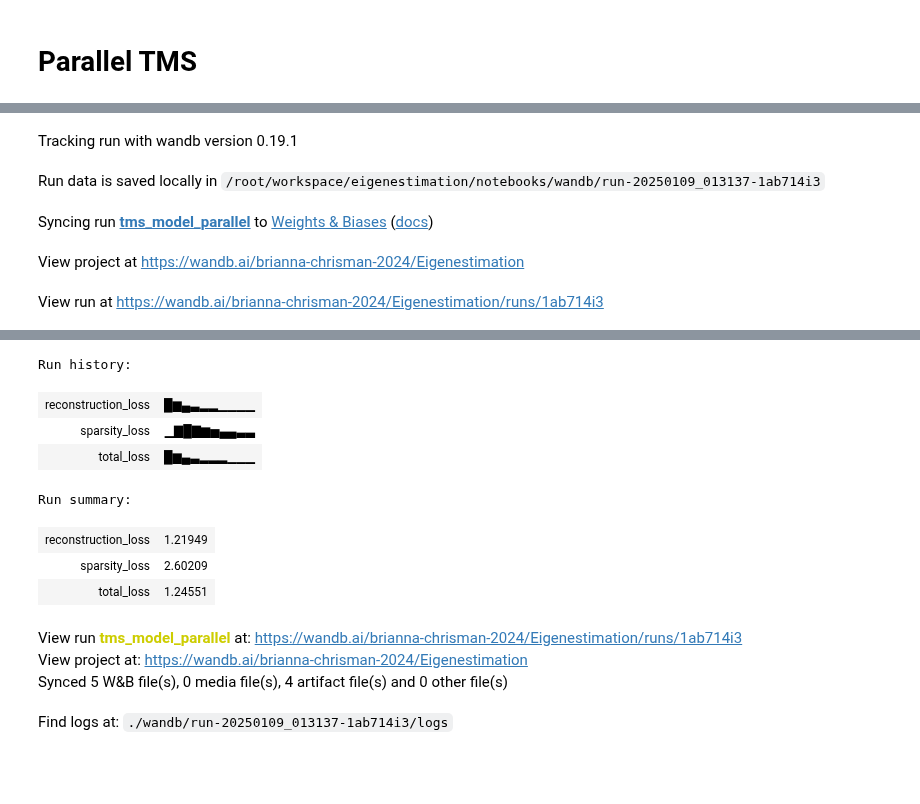
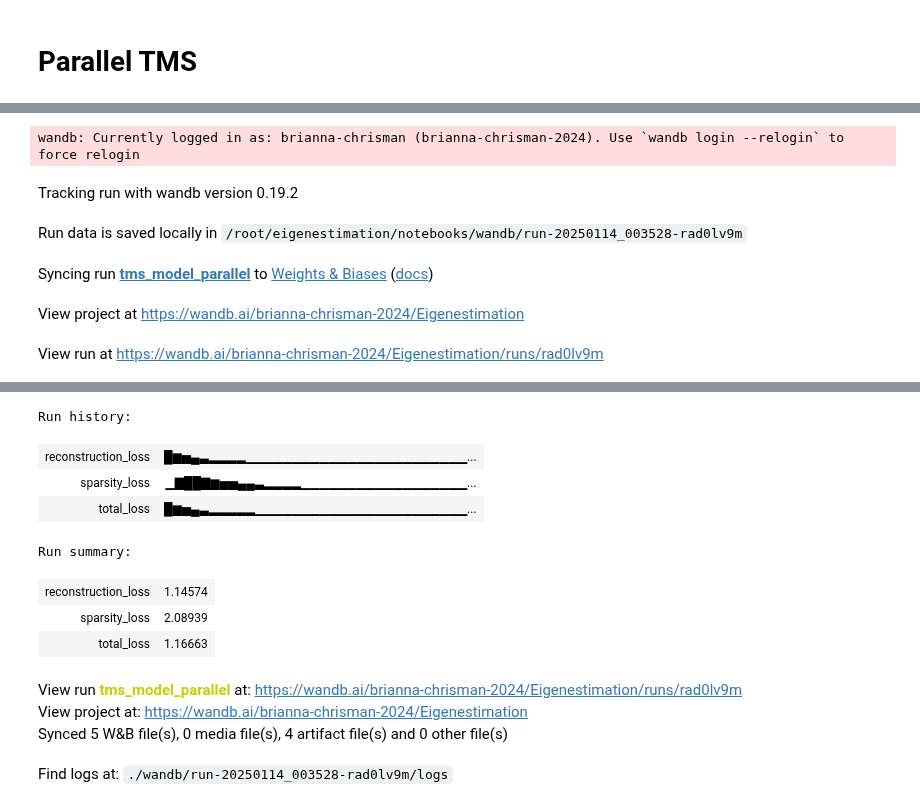
Before and after one commit to briannachrisman/eigenestimation, a Jupyter notebook: notebooks/tms.ipynb, the cells around one changed output, grey strips where cells are left out. Drawn from its saved outputs; the diff is of its cells as text; code cells hidden in the pictures; blank space fills up the shorter version.

```diff
--- a/notebooks/tms.ipynb
+++ b/notebooks/tms.ipynb
@@ -113,11 +111,12 @@ dataloader = TransformDataLoader(X_tms_p, batch_size=32, transform_fn=eigenmodel
 
 
 eval_dataloader = TransformDataLoader(X_tms_p[:1000], batch_size=32, transform_fn=eigenmodel.compute_jacobian)
-Train(eigenmodel, dataloader, lr=.001, n_epochs=10, L0_penalty=.01, device=device, project_name='eigenestimation', run_name='tms_model_parallel',
+Train(eigenmodel, dataloader, lr=.001, n_epochs=50, L0_penalty=.01, device=device, project_name='eigenestimation', run_name='tms_model_parallel',
       eval_fns={TopActivatingSamples:[3]}, eval_dataloader=eval_dataloader)
 # %% [output]
+wandb: Currently logged in as: brianna-chrisman (brianna-chrisman-2024). Use `wandb login --relogin` to force relogin
-Tracking run with wandb version 0.19.1
+Tracking run with wandb version 0.19.2
-Run data is saved locally in /root/workspace/eigenestimation/notebooks/wandb/run-20250109_013137-1ab714i3
+Run data is saved locally in /root/eigenestimation/notebooks/wandb/run-20250114_003528-rad0lv9m
 Syncing run tms_model_parallel to Weights & Biases (docs)
 View project at https://wandb.ai/brianna-chrisman-2024/Eigenestimation
-View run at https://wandb.ai/brianna-chrisman-2024/Eigenestimation/runs/1ab714i3
+View run at https://wandb.ai/brianna-chrisman-2024/Eigenestimation/runs/rad0lv9m
@@ -136,16 +135,16 @@ TopActivatingSamples
 [interactive output not drawn]
-Run history:
+Run history:
-| reconstruction_loss | █▆▄▃▂▂▁▁▁▁ |
-| sparsity_loss | ▁▇█▇▆▅▄▄▃▃ |
-| total_loss | █▆▄▃▂▂▂▁▁▁ |
+| reconstruction_loss | █▆▅▄▃▂▂▂▂▁▁▁▁▁▁▁▁▁▁▁▁▁▁▁▁▁▁▁▁▁▁▁▁... |
+| sparsity_loss | ▁▇██▇▆▅▅▄▄▃▂▂▂▂▁▁▁▁▁▁▁▁▁▁▁▁▁▁▁▁▁▁... |
+| total_loss | █▆▅▄▃▂▂▂▂▂▁▁▁▁▁▁▁▁▁▁▁▁▁▁▁▁▁▁▁▁▁▁▁... |
-Run summary:
+Run summary:
-| reconstruction_loss | 1.21949 |
-| sparsity_loss | 2.60209 |
-| total_loss | 1.24551 |
+| reconstruction_loss | 1.14574 |
+| sparsity_loss | 2.08939 |
+| total_loss | 1.16663 |
-View run tms_model_parallel at: https://wandb.ai/brianna-chrisman-2024/Eigenestimation/runs/1ab714i3
+View run tms_model_parallel at: https://wandb.ai/brianna-chrisman-2024/Eigenestimation/runs/rad0lv9m
 View project at: https://wandb.ai/brianna-chrisman-2024/Eigenestimation
 Synced 5 W&B file(s), 0 media file(s), 4 artifact file(s) and 0 other file(s)
-Find logs at: ./wandb/run-20250109_013137-1ab714i3/logs
+Find logs at: ./wandb/run-20250114_003528-rad0lv9m/logs
 # %%
 top_samples = RetrieveWandBArtifact(project_path="brianna-chrisman-2024/Eigenestimation/eigenestimation_tms_model_parallel", metric_name="TopActivatingSamples")
 
```
Also changed, not shown: parts of 6 cells of this notebook, 26 other files.
